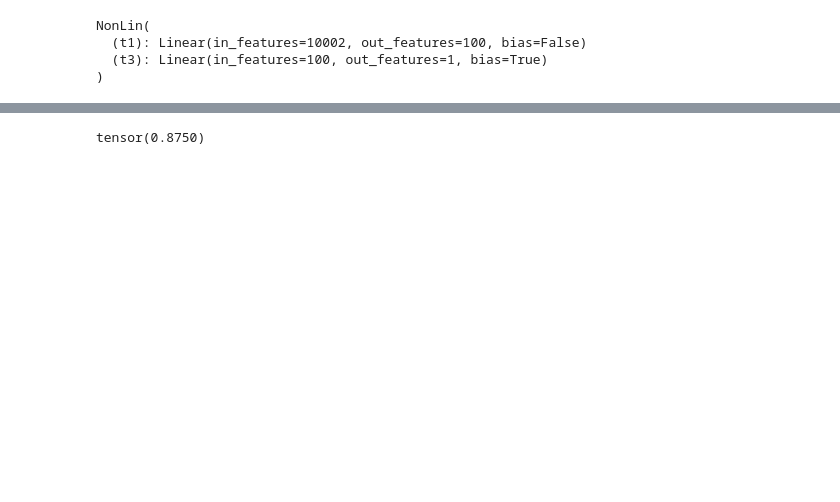
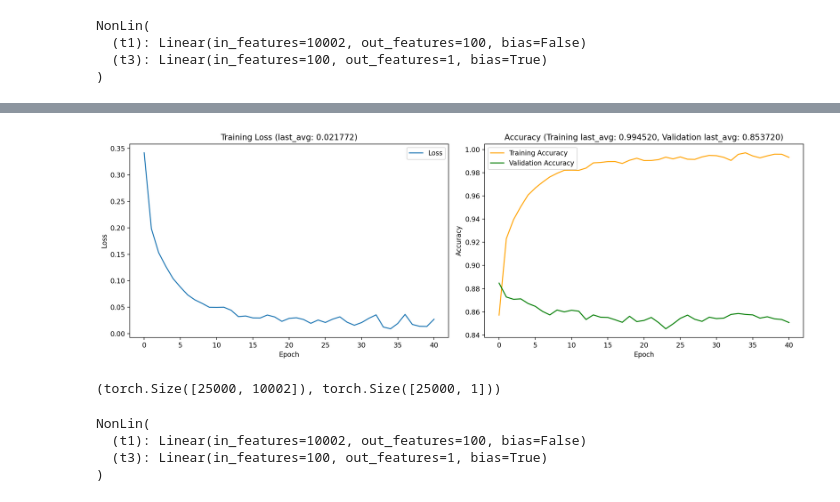
Before and after one commit to geraltofrivia/dl-workinggroup, a Jupyter notebook: notebooks/6.1.2 Model & Training [COMPLETED].ipynb, the cells around one changed output, grey strips where cells are left out. Saved outputs shown, nothing was run; the diff lists cells and outputs as text; code cells hidden in the pictures; blank space fills up the shorter version.

```diff
--- a/notebooks/6.1.2 Model & Training [COMPLETED].ipynb
+++ b/notebooks/6.1.2 Model & Training [COMPLETED].ipynb
@@ -54,0 +48,13 @@ n_docs = X.shape[0]
+# %%
+n_docs = len(train_labels)
+n_words = len(vocab)
+# %%
+# Lets do the bag of words representation really quickly
+X = torch.zeros((n_docs, n_words), dtype=torch.float32)
+Y = torch.tensor(train_labels, dtype=torch.float32).reshape(-1, 1)
+
+# For each document, update a row of this matrix
+for i, doc in enumerate(train_docs):
+    X[i][doc] = 1
+
+X.shape, Y.shape
@@ -71,0 +163,6 @@ torch.float32
+# %%
+# Brr lets never do it ourselves
+from sklearn.model_selection import train_test_split
+
+x_train, x_valid, y_train, y_valid = train_test_split(X, Y, test_size=0.2, random_state=42)
+x_train.shape, x_valid.shape, y_train.shape, y_valid.shape
@@ -102,12 +208,12 @@ class NonLin(torch.nn.Module):
         x = torch.sigmoid(x)
         return x
 # %%
-m = NonLin(n_words)
+model = NonLin(n_words)
 lfn = torch.nn.BCELoss()
-opt = torch.optim.Adam(m.parameters(), lr=0.005)
+opt = torch.optim.Adam(model.parameters(), lr=0.005)
+epochs = 40
 
-
-print(m)
+print(model)
 # %% [output]
 NonLin(
   (t1): Linear(in_features=10002, out_features=100, bias=False)
@@ -188,5 +222,20 @@ for x_batch, y_batch in dataiters.SimplestSampler({'x': X_test, 'y': Y_test}):
-# %%
-
-acc(y_pred, y_true)
-# %% [output]
-tensor(0.8750)
+# %%
+model, losses = train(model, x_train, y_train, x_valid, y_valid, loss_function=lfn, optimizer=opt, epochs=epochs)
+# %% [output]
+[figure, added]
+# %%
+# Ok so this kinda works. Lets now try to do it with another way of encoding data
+# Explain multihot
+
+# Lets do the bag of words representation really quickly
+Xm = torch.zeros((n_docs, n_words), dtype=torch.float32)
+Ym = torch.tensor(train_labels, dtype=torch.float32).reshape(-1, 1)
+
+# For each document, update a row of this matrix
+for i, doc in enumerate(tqdm(train_docs)):
+    for tokid in doc:
+        Xm[i][tokid] += 1
+
+Xm.shape, Ym.shape
+# %% [output]
+(torch.Size([25000, 10002]), torch.Size([25000, 1]))
@@ -192,0 +244,12 @@ tensor(0.8750)
+# %%
+model = NonLin(n_words)
+lfn = torch.nn.BCELoss()
+opt = torch.optim.Adam(model.parameters(), lr=0.005, weight_decay=0.001)
+epochs = 20
+
+print(model)
+# %% [output]
+NonLin(
+  (t1): Linear(in_features=10002, out_features=100, bias=False)
+  (t3): Linear(in_features=100, out_features=1, bias=True)
+)
```
Also changed, not shown: parts of 26 cells of this notebook, 2 other files.
